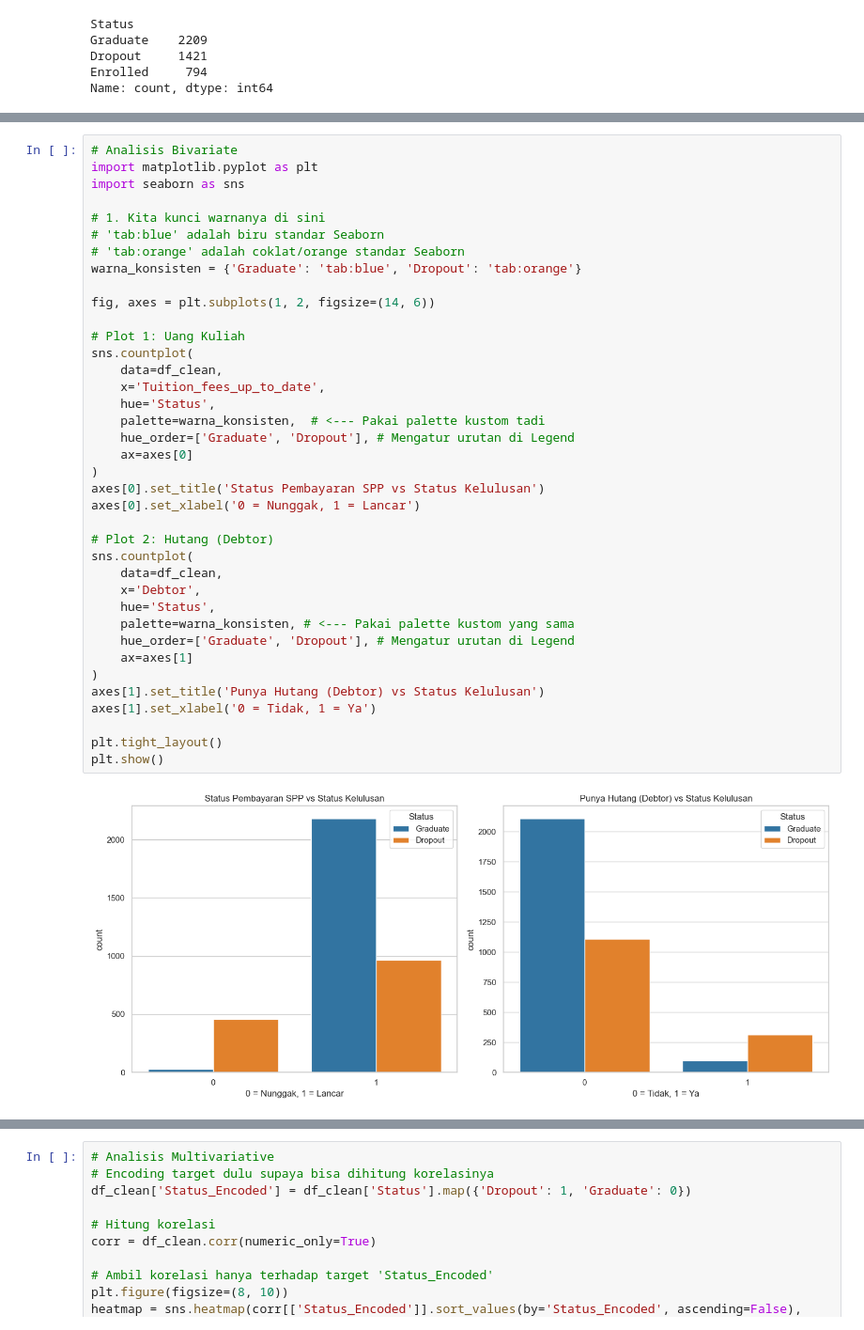
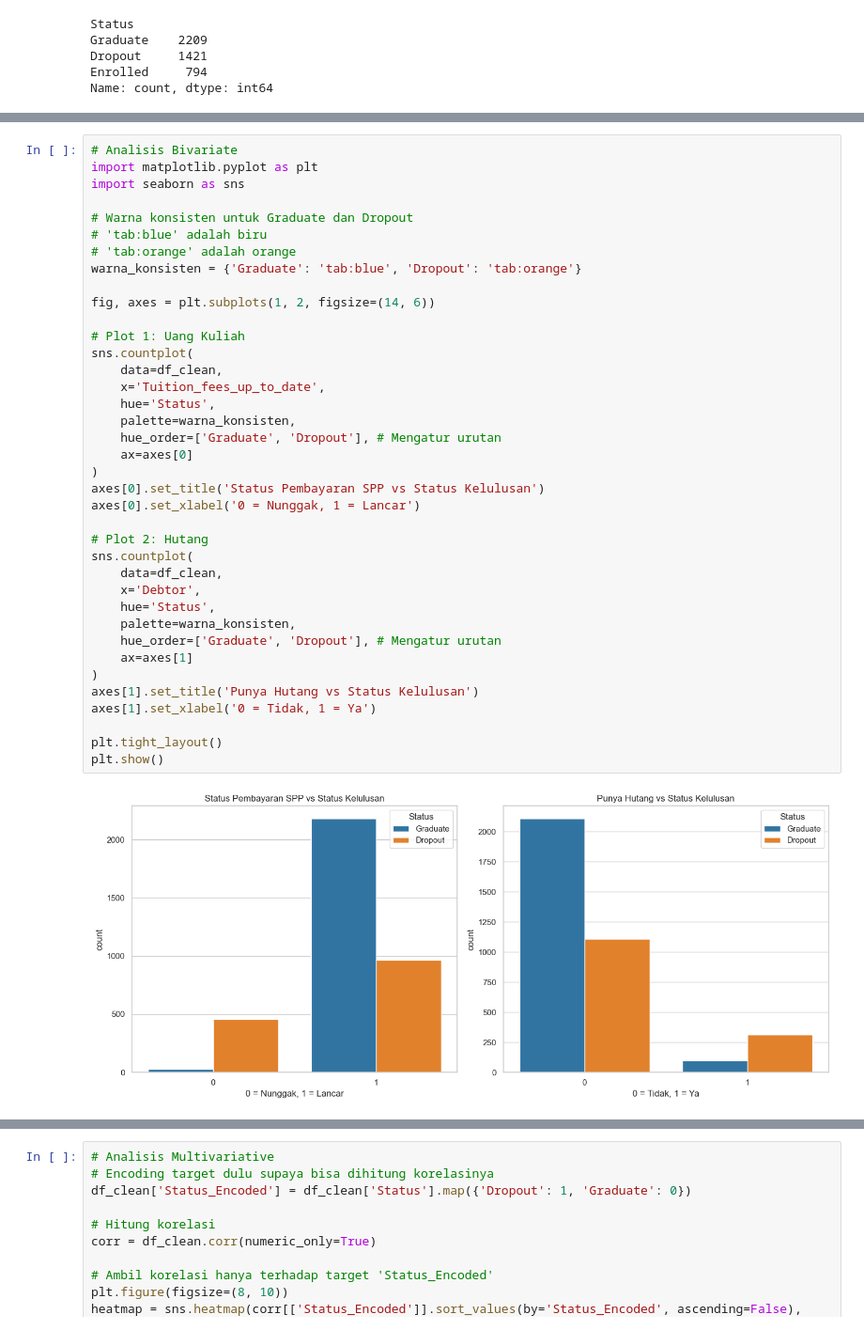
Before and after one commit to maxcorazon/Menyelesaikan_Permasalahan_Institusi_Pendidikan, a Jupyter notebook: notebook.ipynb, the cells around one changed output, grey strips where cells are left out. Shown at 94% size. Drawn from its saved outputs; the diff is of its cells as text.

```diff
--- a/notebook.ipynb
+++ b/notebook.ipynb
@@ -134,43 +134,43 @@ plt.show()
 # %%
 # Analisis Bivariate
 import matplotlib.pyplot as plt
 import seaborn as sns
 
-# 1. Kita kunci warnanya di sini
-# 'tab:blue' adalah biru standar Seaborn
-# 'tab:orange' adalah coklat/orange standar Seaborn
+# Warna konsisten untuk Graduate dan Dropout
+# 'tab:blue' adalah biru
+# 'tab:orange' adalah orange
 warna_konsisten = {'Graduate': 'tab:blue', 'Dropout': 'tab:orange'}
 
 fig, axes = plt.subplots(1, 2, figsize=(14, 6))
 
 # Plot 1: Uang Kuliah
 sns.countplot(
     data=df_clean,
     x='Tuition_fees_up_to_date',
     hue='Status',
-    palette=warna_konsisten,  # <--- Pakai palette kustom tadi
-    hue_order=['Graduate', 'Dropout'], # Mengatur urutan di Legend
+    palette=warna_konsisten,
+    hue_order=['Graduate', 'Dropout'], # Mengatur urutan
     ax=axes[0]
 )
 axes[0].set_title('Status Pembayaran SPP vs Status Kelulusan')
 axes[0].set_xlabel('0 = Nunggak, 1 = Lancar')
 
-# Plot 2: Hutang (Debtor)
+# Plot 2: Hutang
 sns.countplot(
     data=df_clean,
     x='Debtor',
     hue='Status',
-    palette=warna_konsisten, # <--- Pakai palette kustom yang sama
-    hue_order=['Graduate', 'Dropout'], # Mengatur urutan di Legend
+    palette=warna_konsisten,
+    hue_order=['Graduate', 'Dropout'], # Mengatur urutan
     ax=axes[1]
 )
-axes[1].set_title('Punya Hutang (Debtor) vs Status Kelulusan')
+axes[1].set_title('Punya Hutang vs Status Kelulusan')
 axes[1].set_xlabel('0 = Tidak, 1 = Ya')
 
 plt.tight_layout()
 plt.show()
 # %% [output]
-[figure, old version]
+[figure, new version]
 # %%
 # Analisis Bivariative - Boxplot Nilai Semester
 import matplotlib.pyplot as plt
```
Also changed, not shown: parts of 12 cells of this notebook, 2 other files.
